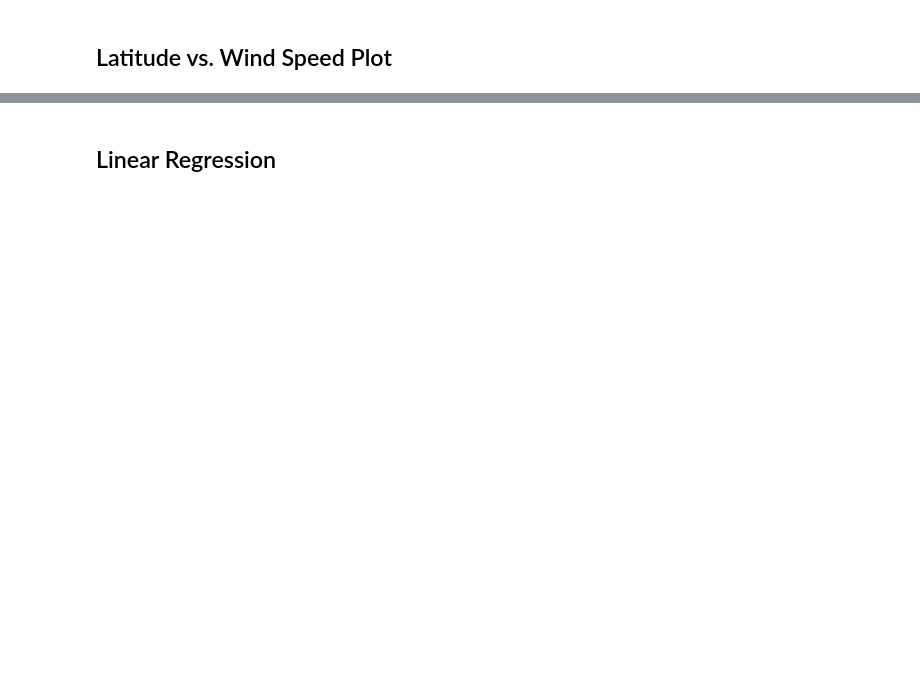
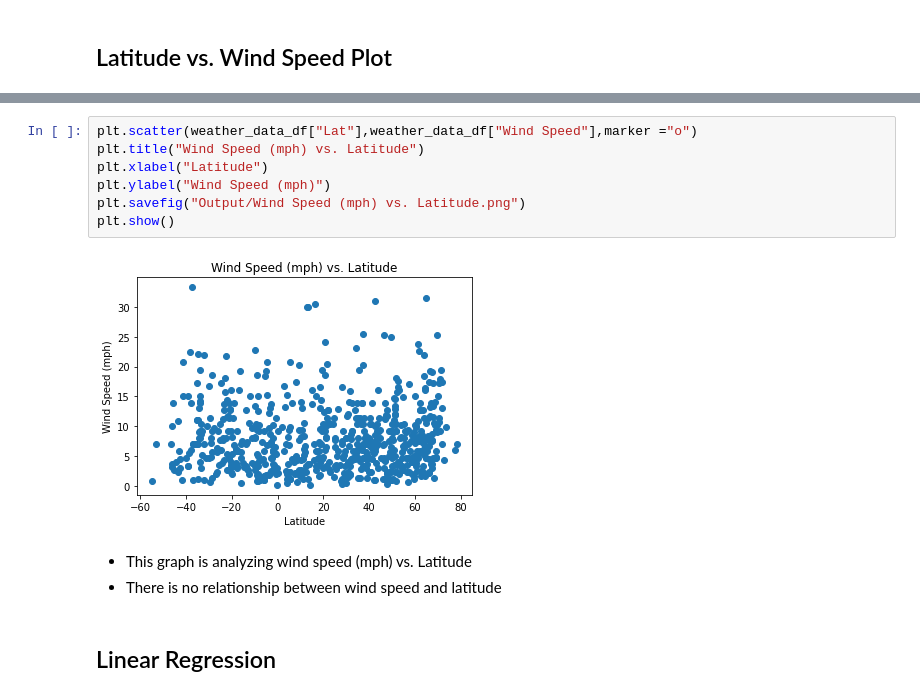
Before and after one commit to BRhoads1155/Python_APIs-Challenge, a Jupyter notebook: WeatherPy/WeatherPy.ipynb, the cells around one changed output, grey strips where cells are left out. Drawn from its saved outputs; the diff is of its cells as text; blank space fills up the shorter version.

```diff
--- a/WeatherPy/WeatherPy.ipynb
+++ b/WeatherPy/WeatherPy.ipynb
@@ -111,2 +207,14 @@ Int64Index([], dtype='int64')
+# %%
+plt.scatter(weather_data_df["Lat"],weather_data_df["Wind Speed"],marker ="o")
+plt.title("Wind Speed (mph) vs. Latitude")
+plt.xlabel("Latitude")
+plt.ylabel("Wind Speed (mph)")
+plt.savefig("Output/Wind Speed (mph) vs. Latitude.png")
+plt.show()
+# %% [output]
+[figure, added]
+# %% [markdown]
+* This graph is analyzing wind speed (mph) vs. Latitude
+* There is no relationship between wind speed and latitude
 # %% [markdown]
 ## Linear Regression
```
Also changed, not shown: parts of 43 cells of this notebook, 17 other files.
